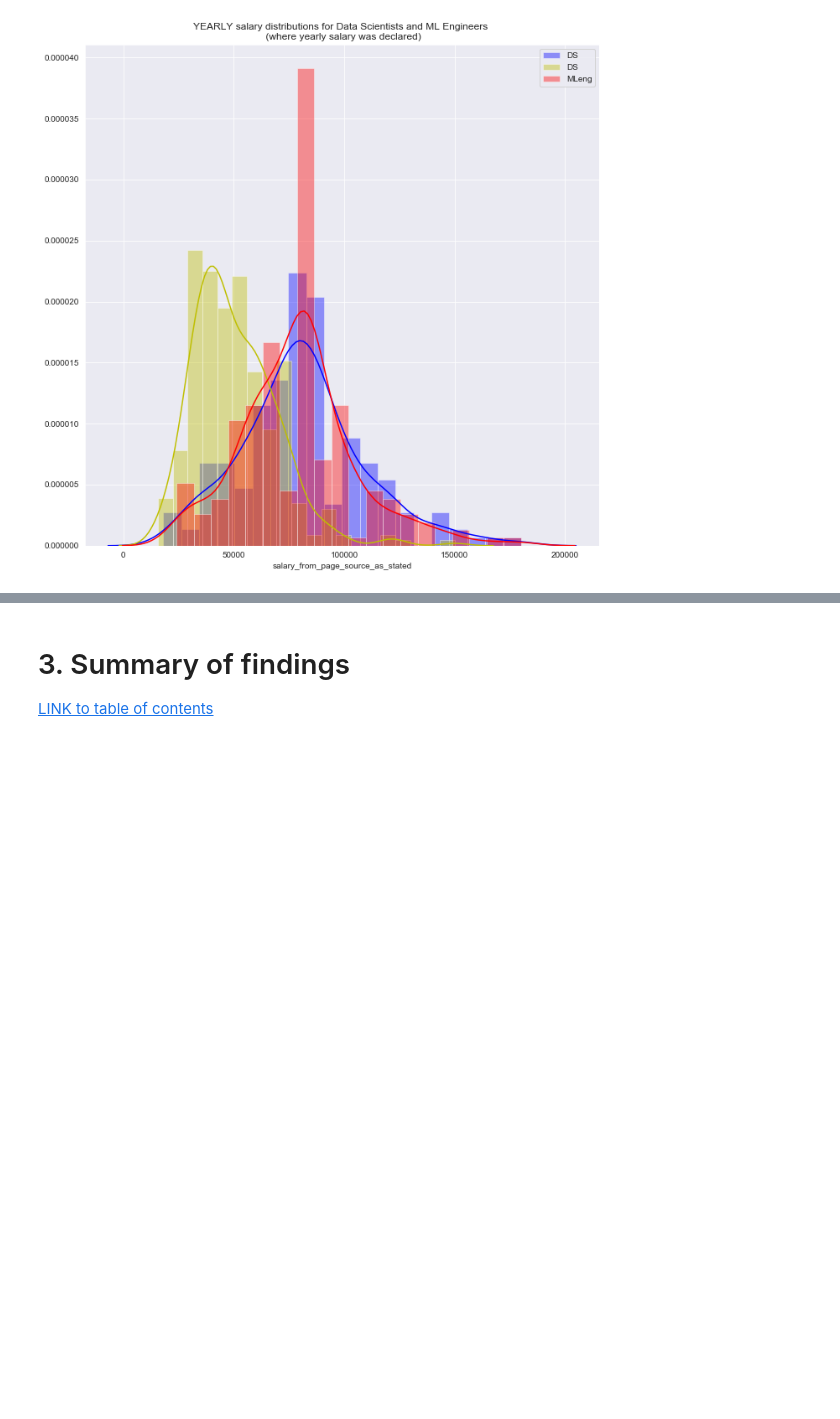
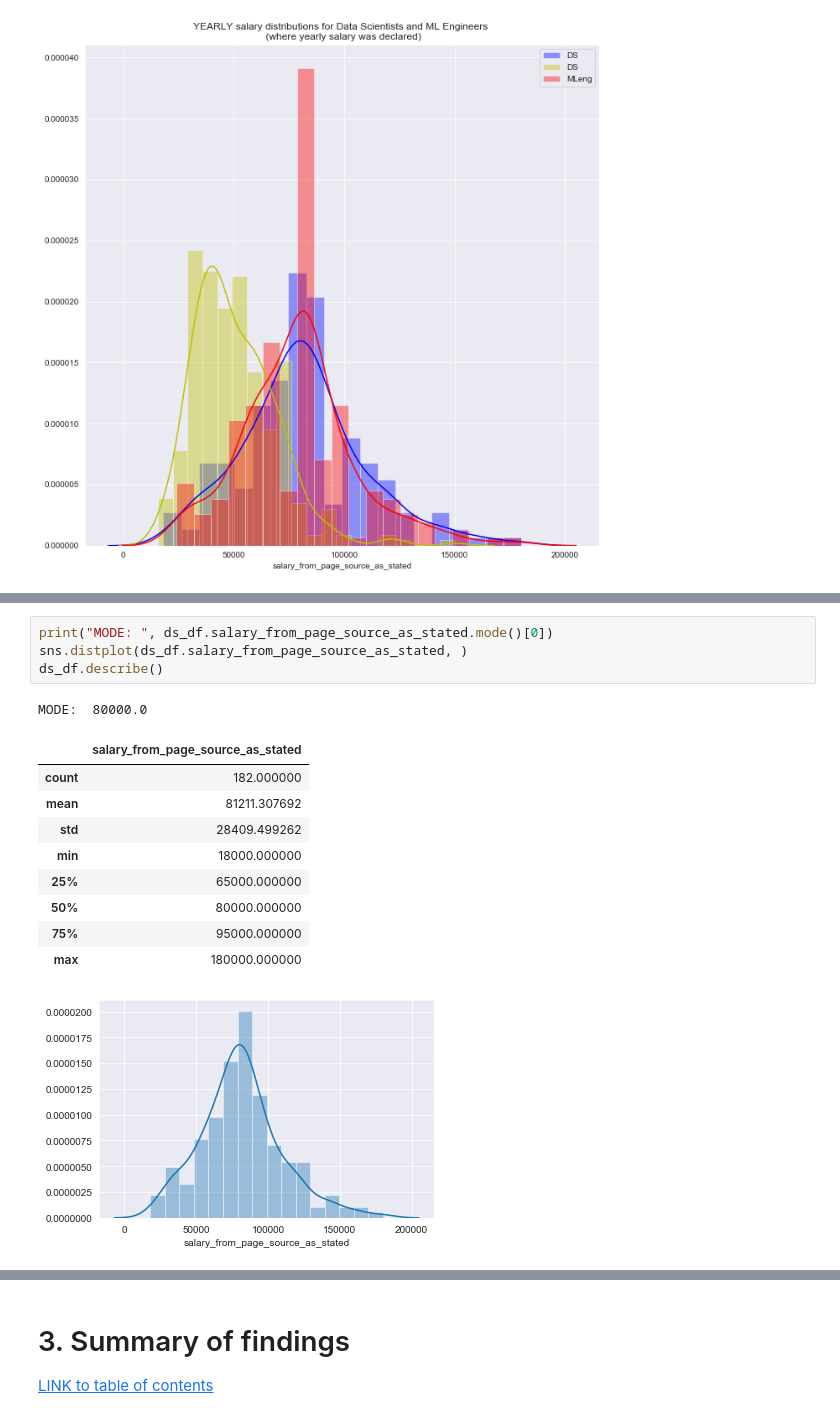
Before and after one commit to Ioana-P/MLEng_vs_DScientist_analysis, a Jupyter notebook: 3b_Statistical_tests.ipynb, the cells around one changed output, grey strips where cells are left out. Drawn from its saved outputs; the diff is of its cells as text; blank space fills up the shorter version.

```diff
--- a/3b_Statistical_tests.ipynb
+++ b/3b_Statistical_tests.ipynb
@@ -149,0 +189,16 @@ plt.show();
+# %%
+print("MODE: ", ds_df.salary_from_page_source_as_stated.mode()[0])
+sns.distplot(ds_df.salary_from_page_source_as_stated, )
+ds_df.describe()
+# %% [output]
+MODE:  80000.0
+|  | salary_from_page_source_as_stated |
+| count | 182.000000 |
+| mean | 81211.307692 |
+| std | 28409.499262 |
+| min | 18000.000000 |
+| 25% | 65000.000000 |
+| 50% | 80000.000000 |
+| 75% | 95000.000000 |
+| max | 180000.000000 |
+[figure, added]
```
Also changed, not shown: parts of 17 cells of this notebook, 1 other file.
